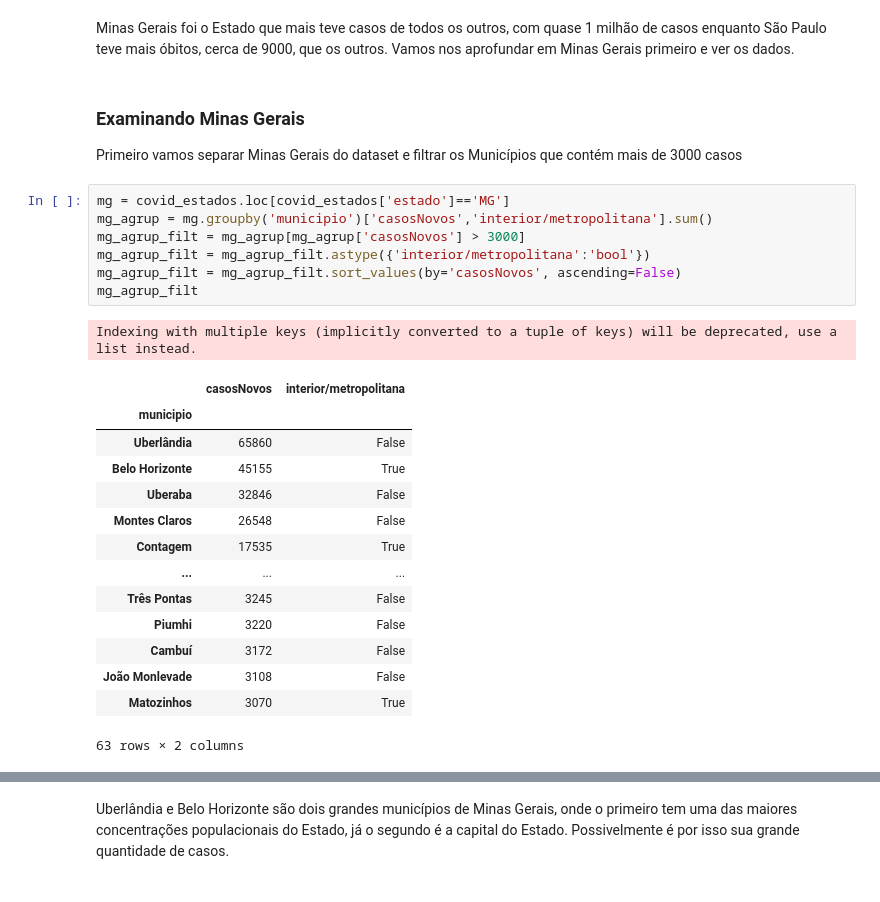
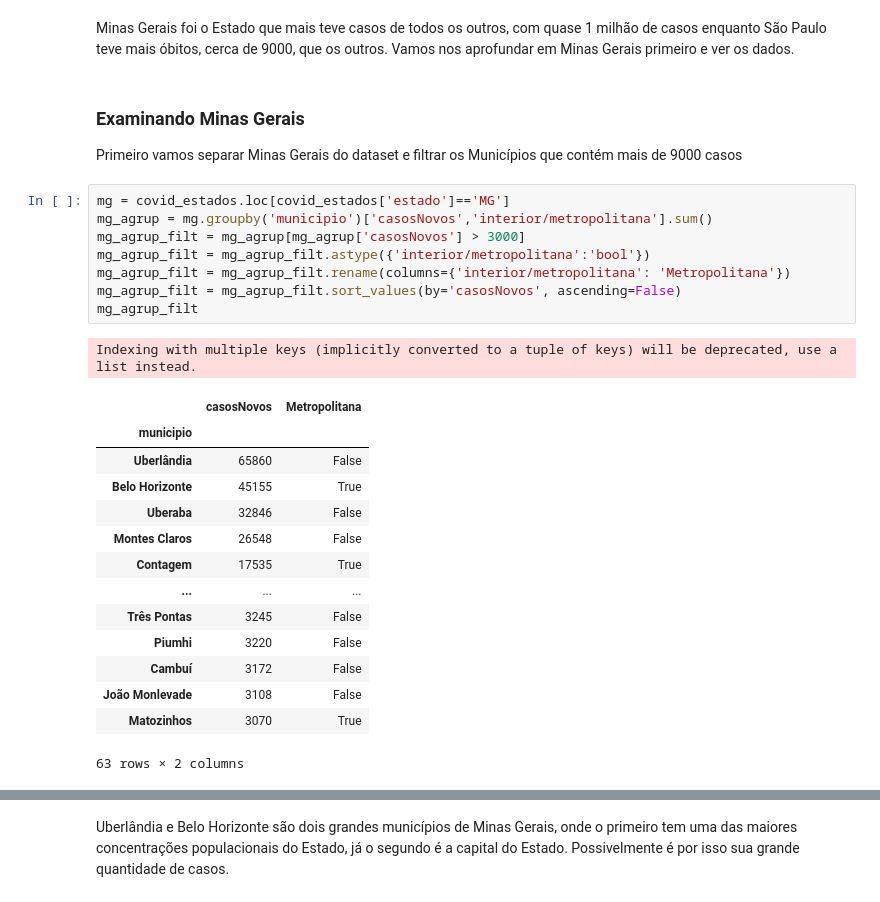
Before and after one commit to Arthurads-rj/portfolio-data-science, a Jupyter notebook: análise de dados da covid-19 2022/Análise_Covid_19_em_2022.ipynb, the cells around one changed output, grey strips where cells are left out. Cells and saved outputs as stored; diff of their text form.

```diff
--- a/análise de dados da covid-19 2022/Análise_Covid_19_em_2022.ipynb
+++ b/análise de dados da covid-19 2022/Análise_Covid_19_em_2022.ipynb
@@ -275,17 +280,18 @@ Minas Gerais foi o Estado que mais teve casos de todos os outros, com quase 1 mi
 # %% [markdown]
 ### Examinando Minas Gerais
 
-Primeiro vamos separar Minas Gerais do dataset e filtrar os Municípios que contém mais de 3000 casos
+Primeiro vamos separar Minas Gerais do dataset e filtrar os Municípios que contém mais de 9000 casos
 # %%
 mg = covid_estados.loc[covid_estados['estado']=='MG']
 mg_agrup = mg.groupby('municipio')['casosNovos','interior/metropolitana'].sum()
 mg_agrup_filt = mg_agrup[mg_agrup['casosNovos'] > 3000]
 mg_agrup_filt = mg_agrup_filt.astype({'interior/metropolitana':'bool'})
+mg_agrup_filt = mg_agrup_filt.rename(columns={'interior/metropolitana': 'Metropolitana'})
 mg_agrup_filt = mg_agrup_filt.sort_values(by='casosNovos', ascending=False)
 mg_agrup_filt
 # %% [output]
 Indexing with multiple keys (implicitly converted to a tuple of keys) will be deprecated, use a list instead.
-|  | casosNovos | interior/metropolitana |
+|  | casosNovos | Metropolitana |
 | municipio |  |  |
 | Uberlândia | 65860 | False |
 | Belo Horizonte | 45155 | True |
```
Also changed, not shown: parts of 17 cells of this notebook.
